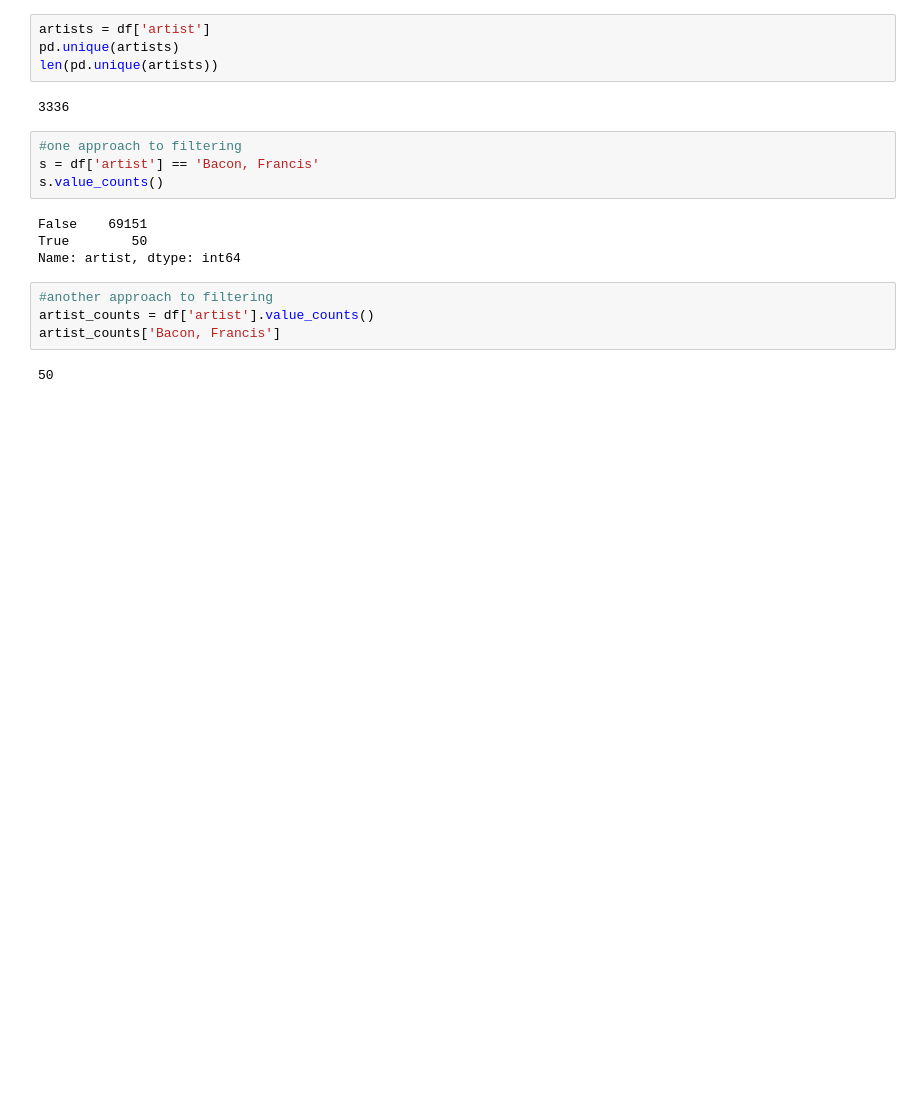
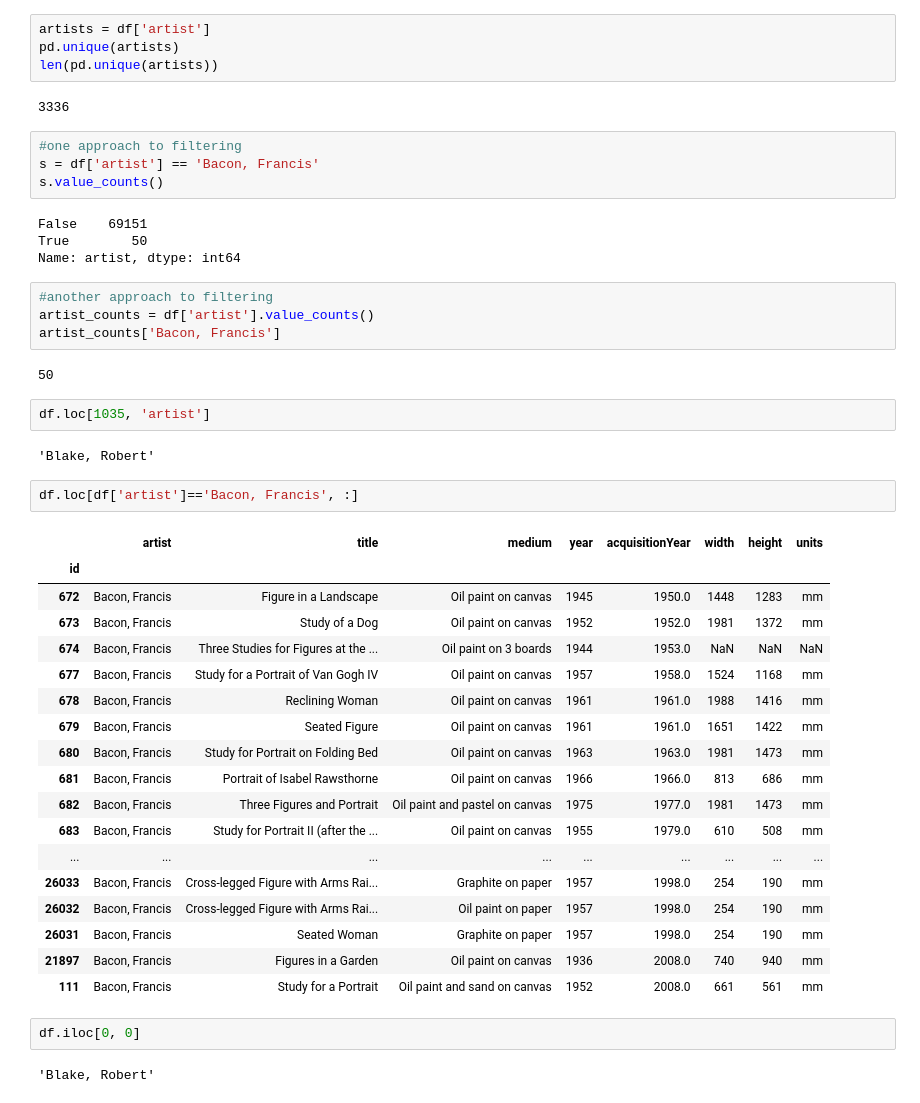
Before and after one commit to erickrex/python-cheatsheet, a Jupyter notebook: bfundamentals_indexing.ipynb, the cells around one changed output. Saved outputs shown, nothing was run; the diff lists cells and outputs as text; blank space fills up the shorter version.

```diff
--- a/bfundamentals_indexing.ipynb
+++ b/bfundamentals_indexing.ipynb
@@ -41,3 +41,32 @@ artist_counts = df['artist'].value_counts()
 artist_counts['Bacon, Francis']
 # %% [output]
 50
+# %%
+df.loc[1035, 'artist']
+# %% [output]
+'Blake, Robert'
+# %%
+df.loc[df['artist']=='Bacon, Francis', :]
+# %% [output]
+|  | artist | title | medium | year | acquisitionYear | width | height | units |
+| id |  |  |  |  |  |  |  |  |
+| 672 | Bacon, Francis | Figure in a Landscape | Oil paint on canvas | 1945 | 1950.0 | 1448 | 1283 | mm |
+| 673 | Bacon, Francis | Study of a Dog | Oil paint on canvas | 1952 | 1952.0 | 1981 | 1372 | mm |
+| 674 | Bacon, Francis | Three Studies for Figures at the ... | Oil paint on 3 boards | 1944 | 1953.0 | NaN | NaN | NaN |
+| 677 | Bacon, Francis | Study for a Portrait of Van Gogh IV | Oil paint on canvas | 1957 | 1958.0 | 1524 | 1168 | mm |
+| 678 | Bacon, Francis | Reclining Woman | Oil paint on canvas | 1961 | 1961.0 | 1988 | 1416 | mm |
+| 679 | Bacon, Francis | Seated Figure | Oil paint on canvas | 1961 | 1961.0 | 1651 | 1422 | mm |
+| 680 | Bacon, Francis | Study for Portrait on Folding Bed | Oil paint on canvas | 1963 | 1963.0 | 1981 | 1473 | mm |
+| 681 | Bacon, Francis | Portrait of Isabel Rawsthorne | Oil paint on canvas | 1966 | 1966.0 | 813 | 686 | mm |
+| 682 | Bacon, Francis | Three Figures and Portrait | Oil paint and pastel on canvas | 1975 | 1977.0 | 1981 | 1473 | mm |
+| 683 | Bacon, Francis | Study for Portrait II (after the ... | Oil paint on canvas | 1955 | 1979.0 | 610 | 508 | mm |
+| ... | ... | ... | ... | ... | ... | ... | ... | ... |
+| 26033 | Bacon, Francis | Cross-legged Figure with Arms Rai... | Graphite on paper | 1957 | 1998.0 | 254 | 190 | mm |
+| 26032 | Bacon, Francis | Cross-legged Figure with Arms Rai... | Oil paint on paper | 1957 | 1998.0 | 254 | 190 | mm |
+| 26031 | Bacon, Francis | Seated Woman | Graphite on paper | 1957 | 1998.0 | 254 | 190 | mm |
+| 21897 | Bacon, Francis | Figures in a Garden | Oil paint on canvas | 1936 | 2008.0 | 740 | 940 | mm |
+| 111 | Bacon, Francis | Study for a Portrait | Oil paint and sand on canvas | 1952 | 2008.0 | 661 | 561 | mm |
+# %%
+df.iloc[0, 0]
+# %% [output]
+'Blake, Robert'
```
Also changed, not shown: parts of 15 cells of this notebook.
